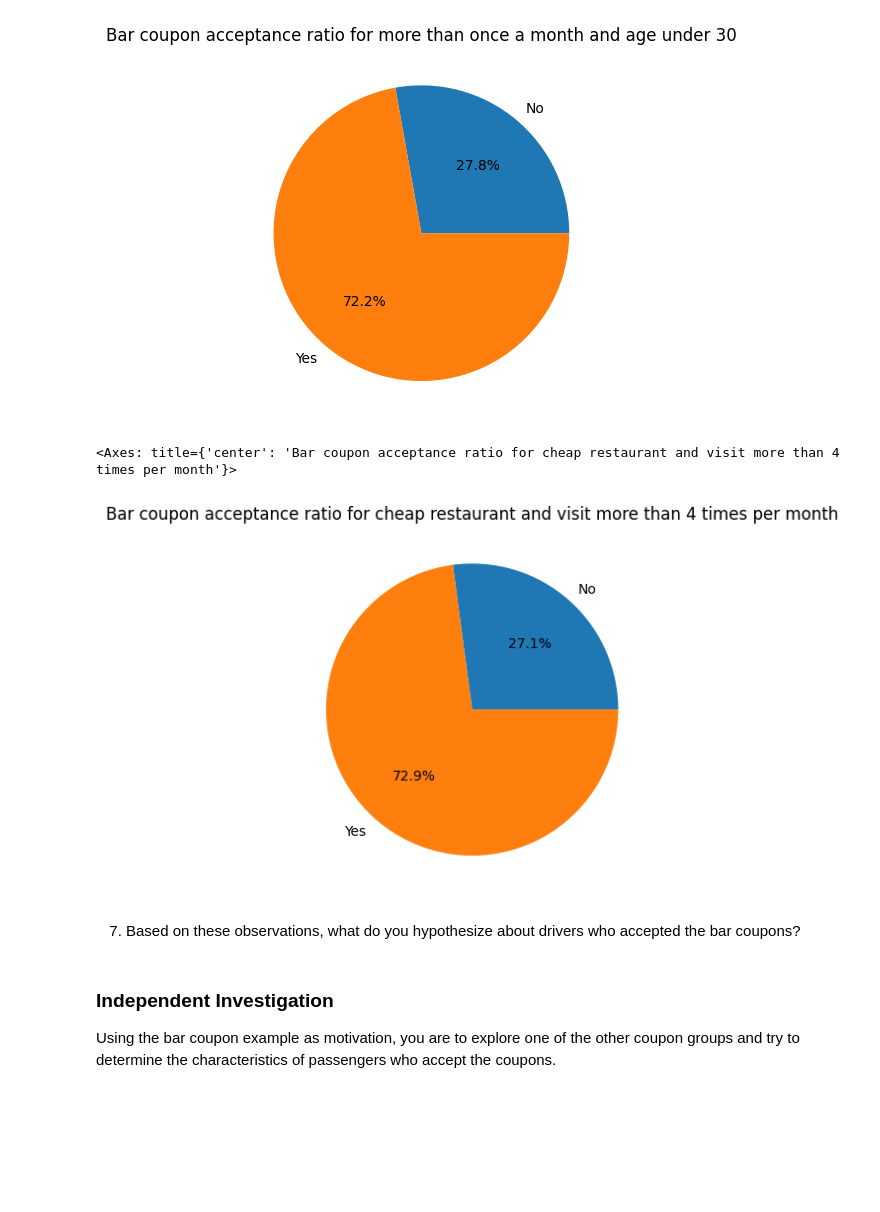
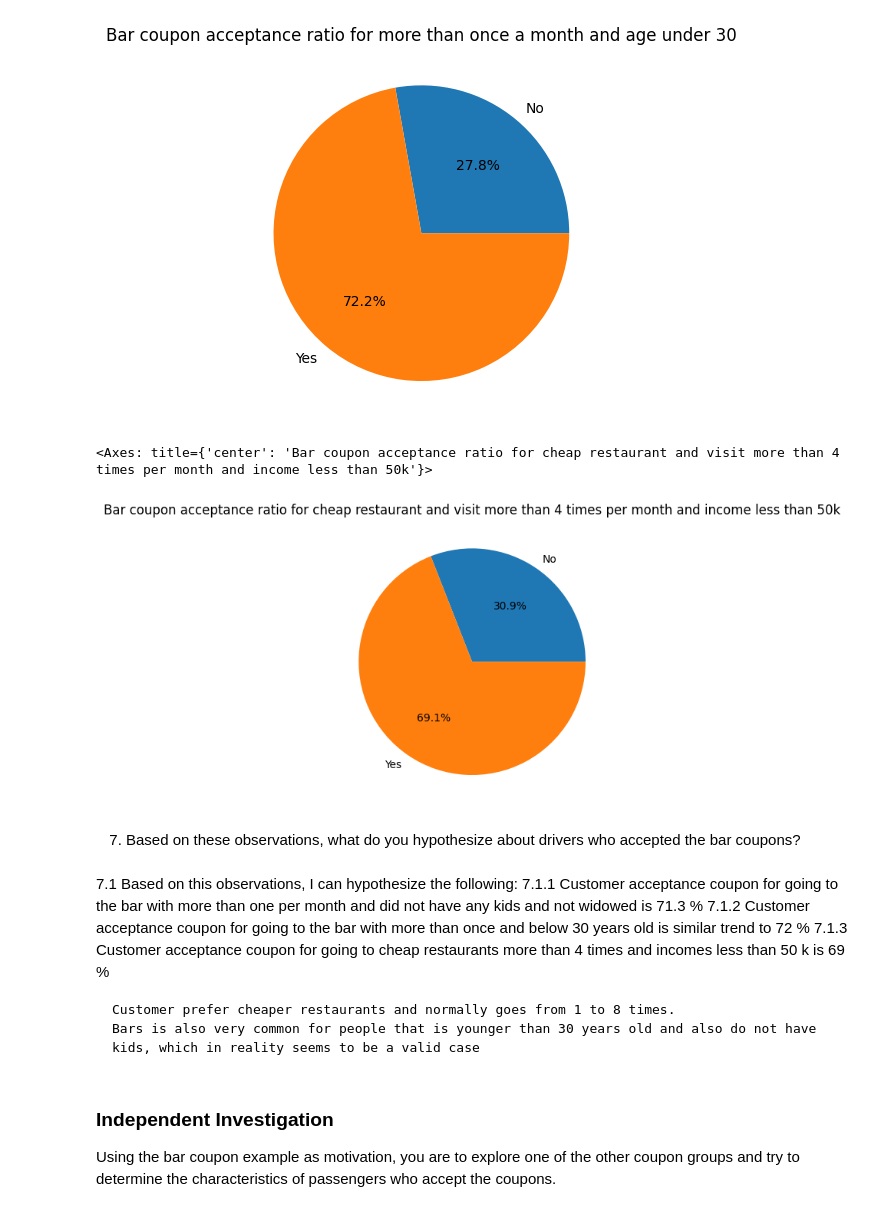
Before and after one commit to maugomez77/kraftwerk, a Jupyter notebook: module_5/assignment_5.1/Mauricio_prompt.ipynb, the cells around one changed output. Drawn from its saved outputs; the diff is of its cells as text; code cells hidden in the pictures; blank space fills up the shorter version.

```diff
--- a/module_5/assignment_5.1/Mauricio_prompt.ipynb
+++ b/module_5/assignment_5.1/Mauricio_prompt.ipynb
@@ -519,12 +520,20 @@ dfBarCoupons.query("Bar in @BarVisitMoreThanOnceMonth & age in @AgeUnder30").gro
 <Axes: title={'center': 'Bar coupon acceptance ratio for more than once a month and age under 30'}>
 [figure]
 # %%
-drop_car_column_fix_nullness.query("coupon in @CheapRestaurant & RestaurantLessThan20 in @CheapRestaurantVisitMoreThan4TimesPerMonth").groupby("Y").size().plot.pie(autopct="%1.1f%%", labels=["No","Yes"], title="Bar coupon acceptance ratio for cheap restaurant and visit more than 4 times per month")
+drop_car_column_fix_nullness.query("coupon in @CheapRestaurant & RestaurantLessThan20 in @CheapRestaurantVisitMoreThan4TimesPerMonth & income in @IncomeLessThan50k").groupby("Y").size().plot.pie(autopct="%1.1f%%", labels=["No","Yes"], title="Bar coupon acceptance ratio for cheap restaurant and visit more than 4 times per month and income less than 50k")
 # %% [output]
-<Axes: title={'center': 'Bar coupon acceptance ratio for cheap restaurant and visit more than 4 times per month'}>
+<Axes: title={'center': 'Bar coupon acceptance ratio for cheap restaurant and visit more than 4 times per month and income less than 50k'}>
-[figure, old version]
+[figure, new version]
 # %% [markdown]
 7.  Based on these observations, what do you hypothesize about drivers who accepted the bar coupons?
+# %% [markdown]
+7.1 Based on this observations, I can hypothesize the following:
+    7.1.1 Customer acceptance coupon for going to the bar with more than one per month and did not have any kids and not widowed is 71.3 %
+    7.1.2 Customer acceptance coupon for going to the bar with more than once and below 30 years old is similar trend to 72 %
+    7.1.3 Customer acceptance coupon for going to cheap restaurants more than 4 times and incomes less than 50 k is 69 %
+
+    Customer prefer cheaper restaurants and normally goes from 1 to 8 times.
+    Bars is also very common for people that is younger than 30 years old and also do not have kids, which in reality seems to be a valid case
 # %% [markdown]
 ### Independent Investigation
 
```
Also changed, not shown: parts of 12 cells of this notebook, 1 other file.
